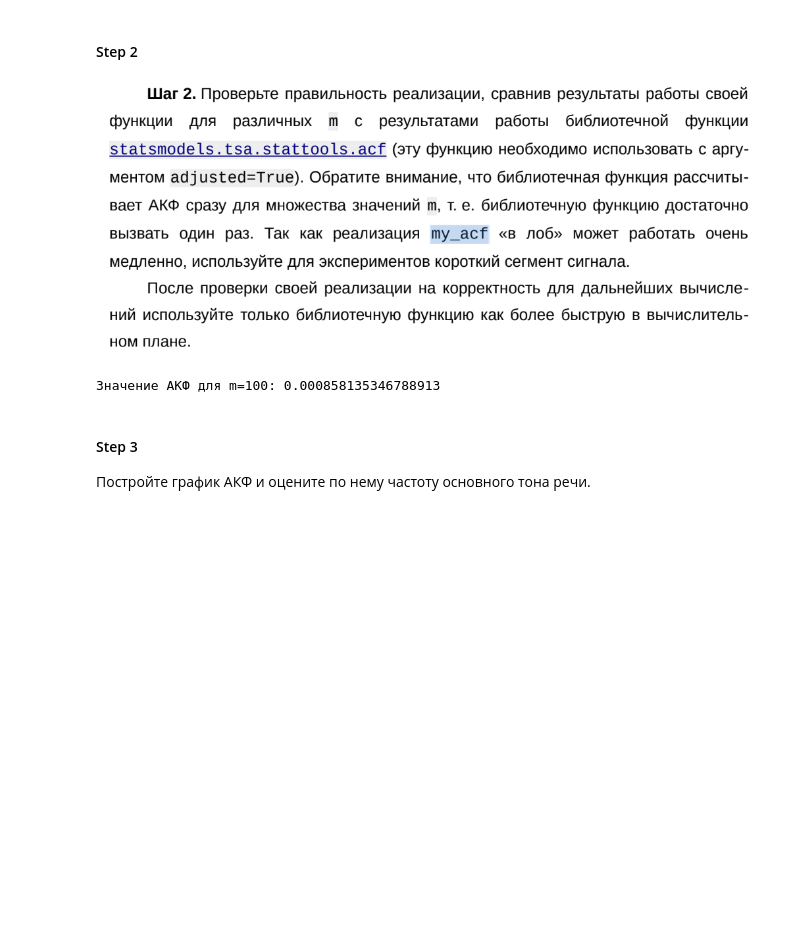
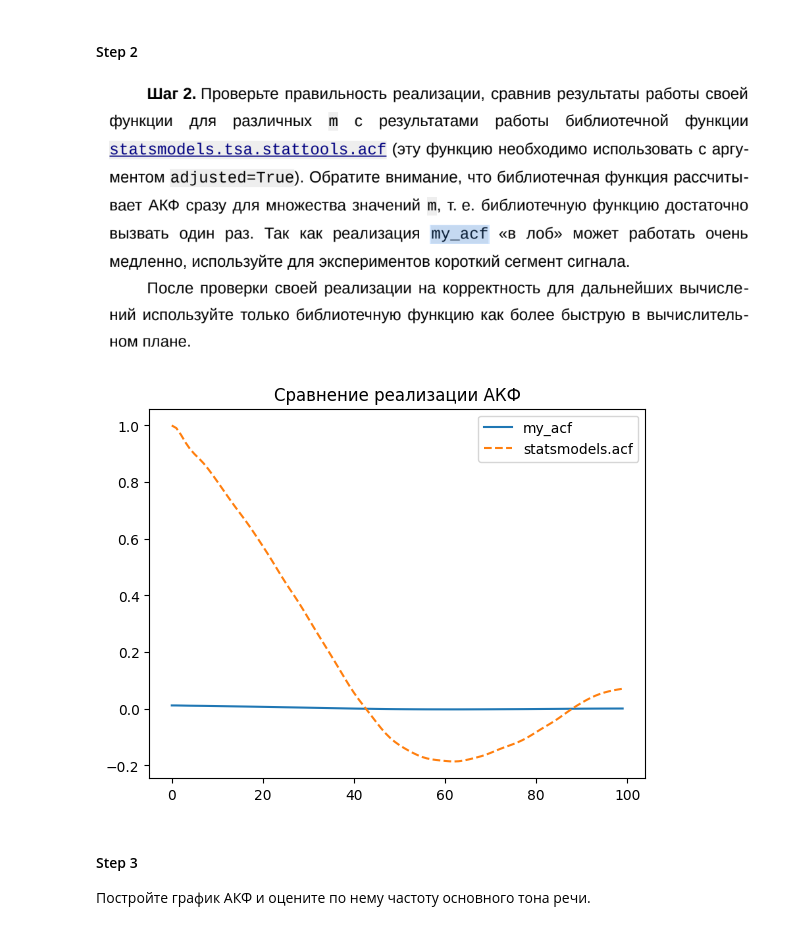
Before and after one commit to Matosik/DSP-Experiments, a Jupyter notebook: Lab2/lab2.ipynb, the cells around one changed output. Drawn from its saved outputs; the diff is of its cells as text; code cells hidden in the pictures; blank space fills up the shorter version.

```diff
--- a/Lab2/lab2.ipynb
+++ b/Lab2/lab2.ipynb
@@ -20,5 +47,6 @@ def my_acf(x, m):
     :param m: Аргумент для АКФ
     :return: Значение АКФ для m
     """
-    mean_x = np.mean(x)
-    return np.mean((x[:-m] - mean_x) * (x[m:] - mean_x))
+    x_mean = np.mean(x)
+    N = len(x)
+    return np.sum((x[:N-m] - x_mean) * (x[m:] - x_mean)) / np.sum((x - x_mean) ** 2)
@@ -46,25 +91,15 @@ def plot_acf(x):
-# %%
-# Шаг 1: Загрузим аудиофайл
-fs, x = wavfile.read('input.wav')  # Загрузите свой wav-файл
-
-# Если файл стерео (2 канала), выберем один канал (моно)
-if len(x.shape) > 1:
-    x = x[:, 0]  # Берем первый канал (можно изменить, если нужно)
-
-# Преобразуем сигнал в тип данных float32 для нормализации
-x = x.astype(np.float32)
-
-# Шаг 2: Нормализуем сигнал (опционально, если сигнал имеет большие значения)
-x = x / np.max(np.abs(x))  # Нормализация сигнала в диапазон [-1, 1]
-
-# Шаг 3: Вызовем функцию my_acf для вычисления АКФ для некоторого m
-m = 100  # Это количество смещений для автокорреляции
-acf_value = my_acf(x, m)  # Вызов функции my_acf
-
-# Выведем значение АКФ для заданного m
-print(f"Значение АКФ для m={m}: {acf_value}")
-# %% [output]
-Значение АКФ для m=100: 0.000858135346788913
+# %%
+
+my_acfs = np.array([my_acf(x, m) for m in range(100)])
+lib_acfs = sm_acf(x, nlags=99, adjusted=True)
+# %%
+plt.plot(my_acfs, label="my_acf")
+plt.plot(lib_acfs, label="statsmodels.acf", linestyle="dashed")
+plt.legend()
+plt.title("Сравнение реализации АКФ")
+plt.show()
+# %% [output]
+[figure, added]
 # %% [markdown]
 #### Step 3
 Постройте график АКФ и оцените по нему частоту основного тона речи.
```
Also changed, not shown: parts of 12 cells of this notebook.
